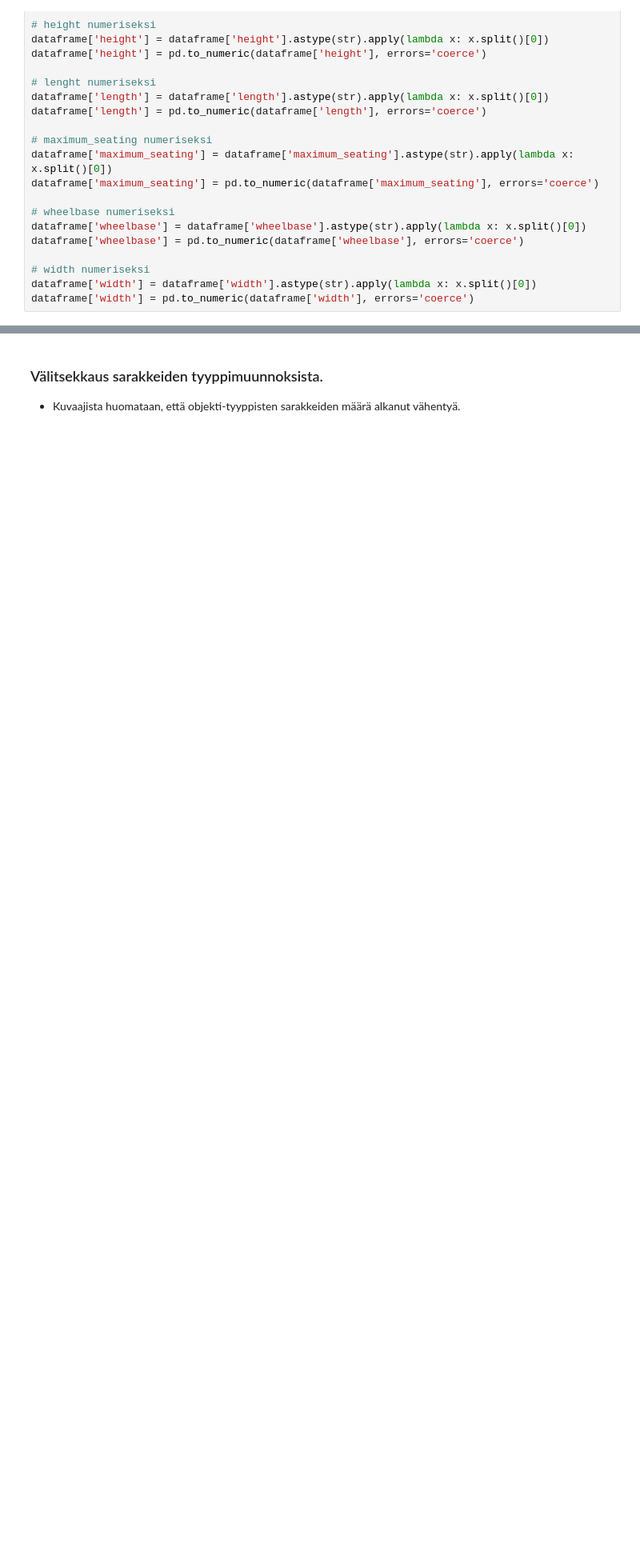
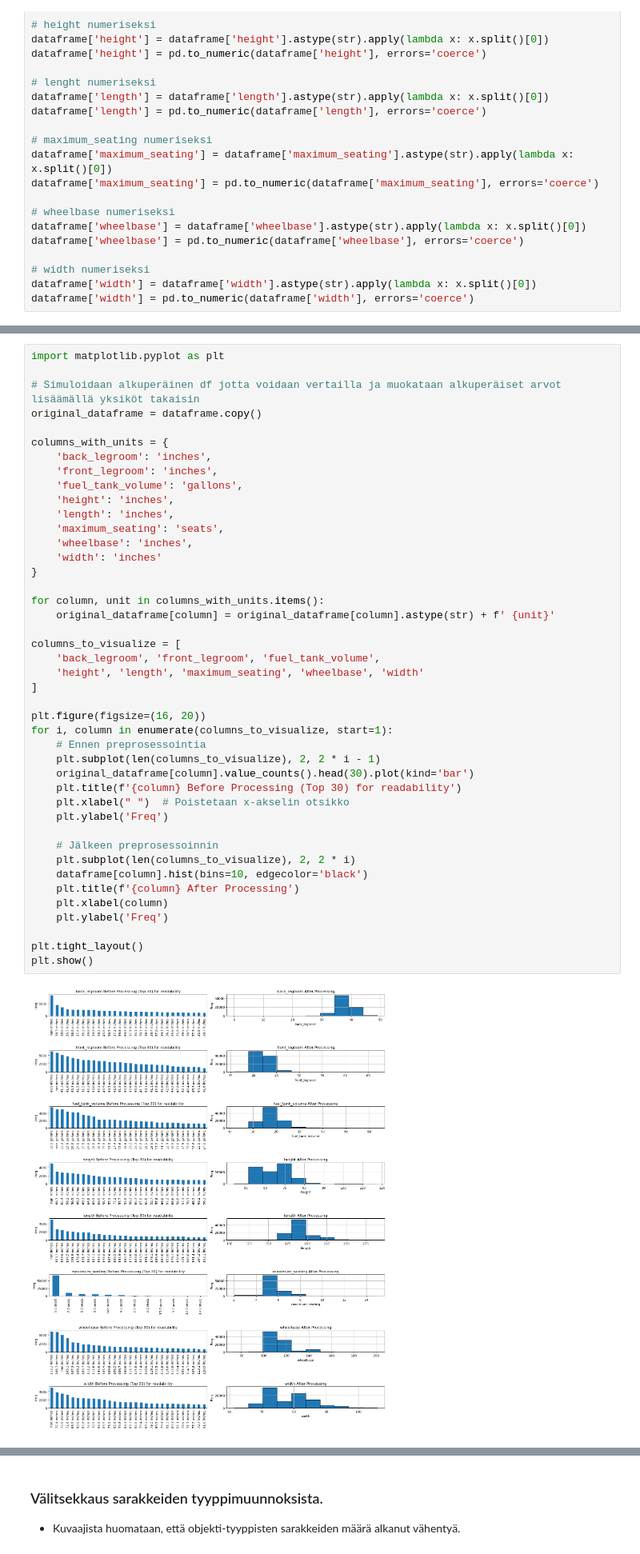
Before and after one commit to JermuSo/aida_project_group1, a Jupyter notebook: docs/Phase 3/phase_3_results.ipynb, the cells around one changed output, grey strips where cells are left out. Shown at 80% size. Drawn from its saved outputs; the diff is of its cells as text; blank space fills up the shorter version.

```diff
--- a/docs/Phase 3/phase_3_results.ipynb
+++ b/docs/Phase 3/phase_3_results.ipynb
@@ -217,0 +224,45 @@ dataframe['width'] = pd.to_numeric(dataframe['width'], errors='coerce')
+# %%
+import matplotlib.pyplot as plt
+
+# Simuloidaan alkuperäinen df jotta voidaan vertailla ja muokataan alkuperäiset arvot lisäämällä yksiköt takaisin
+original_dataframe = dataframe.copy()
+
+columns_with_units = {
+    'back_legroom': 'inches',
+    'front_legroom': 'inches',
+    'fuel_tank_volume': 'gallons',
+    'height': 'inches',
+    'length': 'inches',
+    'maximum_seating': 'seats',
+    'wheelbase': 'inches',
+    'width': 'inches'
+}
+
+for column, unit in columns_with_units.items():
+    original_dataframe[column] = original_dataframe[column].astype(str) + f' {unit}'
+
+columns_to_visualize = [
+    'back_legroom', 'front_legroom', 'fuel_tank_volume',
+    'height', 'length', 'maximum_seating', 'wheelbase', 'width'
+]
+
+plt.figure(figsize=(16, 20))
+for i, column in enumerate(columns_to_visualize, start=1):
+    # Ennen preprosessointia
+    plt.subplot(len(columns_to_visualize), 2, 2 * i - 1)
+    original_dataframe[column].value_counts().head(30).plot(kind='bar')
+    plt.title(f'{column} Before Processing (Top 30) for readability')
+    plt.xlabel(" ")  # Poistetaan x-akselin otsikko
+    plt.ylabel('Freq')
+
+    # Jälkeen preprosessoinnin
+    plt.subplot(len(columns_to_visualize), 2, 2 * i)
+    dataframe[column].hist(bins=10, edgecolor='black')
+    plt.title(f'{column} After Processing')
+    plt.xlabel(column)
+    plt.ylabel('Freq')
+
+plt.tight_layout()
+plt.show()
+# %% [output]
+[figure, added]
```
Also changed, not shown: parts of 37 cells of this notebook.
